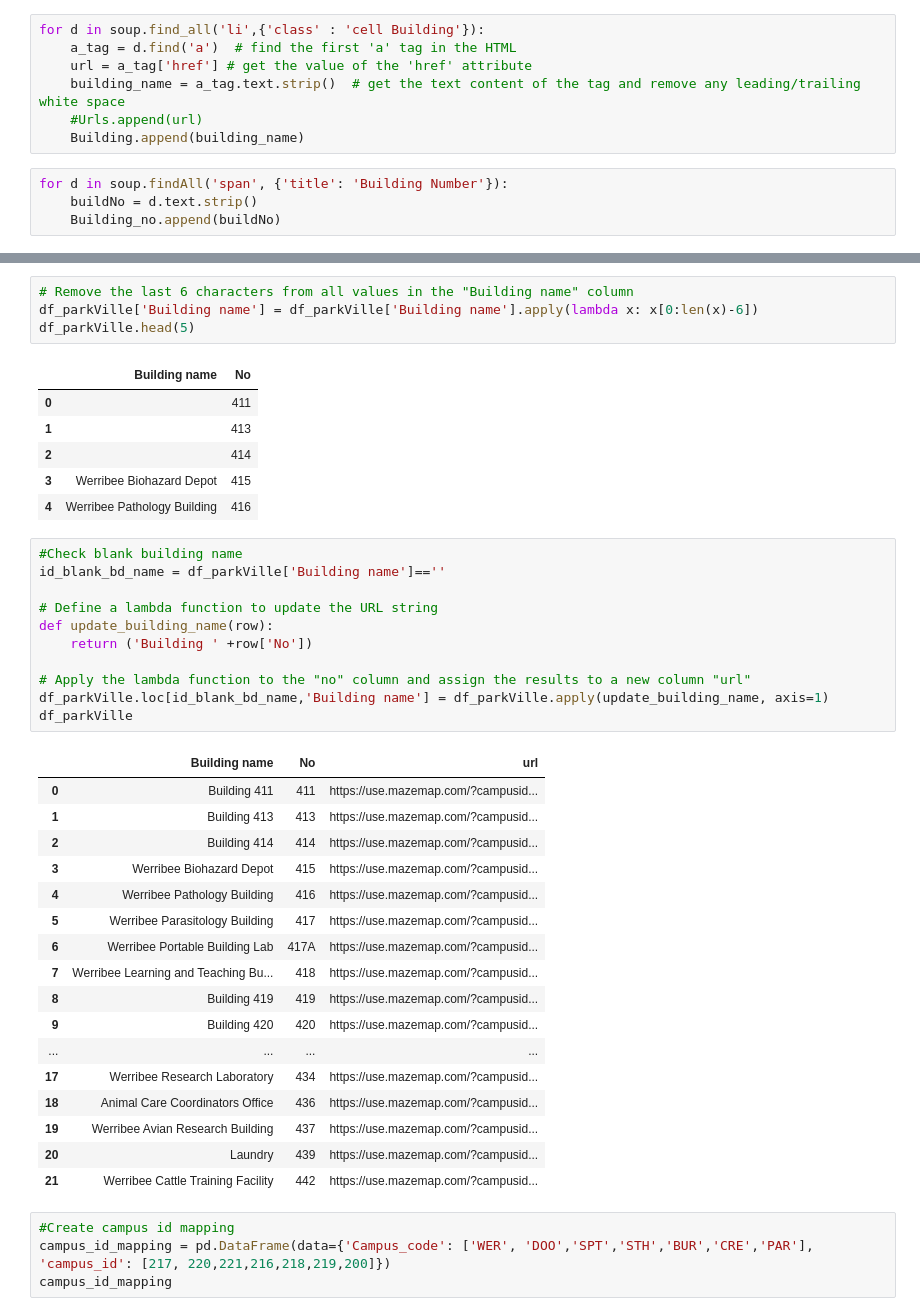
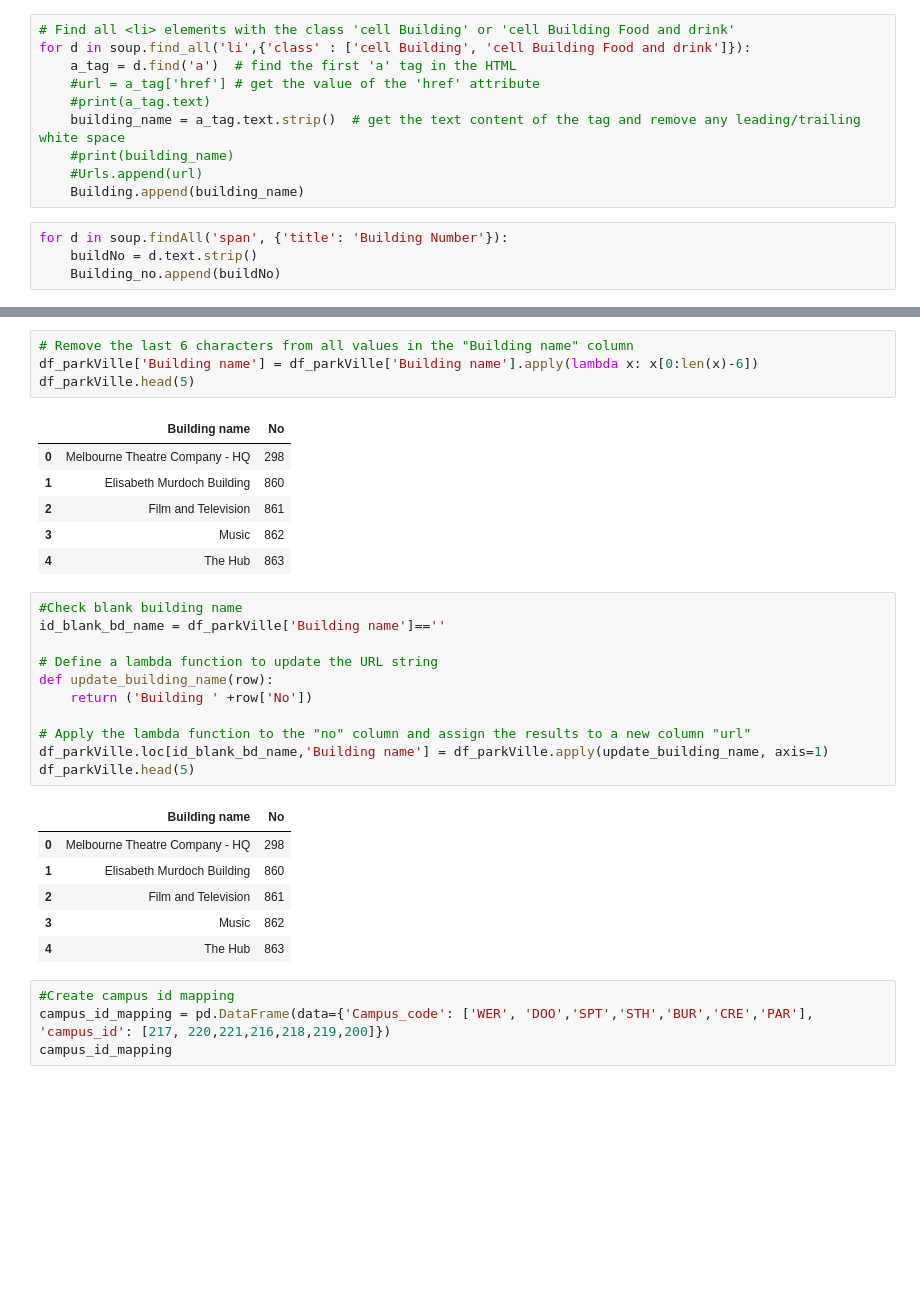
Before and after one commit to is0xjh25/hyperlink-pasting, a Jupyter notebook: unimelb_parkville_extraction.ipynb, the cells around one changed output, grey strips where cells are left out. Cells and saved outputs as stored; diff of their text form; blank space fills up the shorter version.

```diff
--- a/unimelb_parkville_extraction.ipynb
+++ b/unimelb_parkville_extraction.ipynb
@@ -37,10 +38,13 @@ Building = []
 Urls = []
 Building_no = []
 # %%
-for d in soup.find_all('li',{'class' : 'cell Building'}):
+# Find all <li> elements with the class 'cell Building' or 'cell Building Food and drink'
+for d in soup.find_all('li',{'class' : ['cell Building', 'cell Building Food and drink']}):
     a_tag = d.find('a')  # find the first 'a' tag in the HTML
-    url = a_tag['href'] # get the value of the 'href' attribute
+    #url = a_tag['href'] # get the value of the 'href' attribute
+    #print(a_tag.text)
     building_name = a_tag.text.strip()  # get the text content of the tag and remove any leading/trailing white space
+    #print(building_name)
     #Urls.append(url)
     Building.append(building_name)
 # %%
@@ -63,40 +67,29 @@ df_parkVille['Building name'] = df_parkVille['Building name'].apply(lambda x: x[
 df_parkVille.head(5)
 # %% [output]
 |  | Building name | No |
-| 0 |  | 411 |
-| 1 |  | 413 |
-| 2 |  | 414 |
-| 3 | Werribee Biohazard Depot | 415 |
-| 4 | Werribee Pathology Building | 416 |
+| 0 | Melbourne Theatre Company - HQ | 298 |
+| 1 | Elisabeth Murdoch Building | 860 |
+| 2 | Film and Television | 861 |
+| 3 | Music | 862 |
+| 4 | The Hub | 863 |
 # %%
 #Check blank building name
 id_blank_bd_name = df_parkVille['Building name']==''
 
 # Define a lambda function to update the URL string
 def update_building_name(row):
-	return ('Building ' +row['No'])
+    return ('Building ' +row['No'])
 
 # Apply the lambda function to the "no" column and assign the results to a new column "url"
 df_parkVille.loc[id_blank_bd_name,'Building name'] = df_parkVille.apply(update_building_name, axis=1)
-df_parkVille
+df_parkVille.head(5)
 # %% [output]
-|  | Building name | No | url |
-| 0 | Building 411 | 411 | https://use.mazemap.com/?campusid... |
-| 1 | Building 413 | 413 | https://use.mazemap.com/?campusid... |
-| 2 | Building 414 | 414 | https://use.mazemap.com/?campusid... |
-| 3 | Werribee Biohazard Depot | 415 | https://use.mazemap.com/?campusid... |
-| 4 | Werribee Pathology Building | 416 | https://use.mazemap.com/?campusid... |
-| 5 | Werribee Parasitology Building | 417 | https://use.mazemap.com/?campusid... |
-| 6 | Werribee Portable Building Lab | 417A | https://use.mazemap.com/?campusid... |
-| 7 | Werribee Learning and Teaching Bu... | 418 | https://use.mazemap.com/?campusid... |
-| 8 | Building 419 | 419 | https://use.mazemap.com/?campusid... |
-| 9 | Building 420 | 420 | https://use.mazemap.com/?campusid... |
-| ... | ... | ... | ... |
-| 17 | Werribee Research Laboratory | 434 | https://use.mazemap.com/?campusid... |
-| 18 | Animal Care Coordinators Office | 436 | https://use.mazemap.com/?campusid... |
-| 19 | Werribee Avian Research Building | 437 | https://use.mazemap.com/?campusid... |
-| 20 | Laundry | 439 | https://use.mazemap.com/?campusid... |
-| 21 | Werribee Cattle Training Facility | 442 | https://use.mazemap.com/?campusid... |
+|  | Building name | No |
+| 0 | Melbourne Theatre Company - HQ | 298 |
+| 1 | Elisabeth Murdoch Building | 860 |
+| 2 | Film and Television | 861 |
+| 3 | Music | 862 |
+| 4 | The Hub | 863 |
 # %%
 #Create campus id mapping
 campus_id_mapping = pd.DataFrame(data={'Campus_code': ['WER', 'DOO','SPT','STH','BUR','CRE','PAR'], 'campus_id': [217, 220,221,216,218,219,200]})
```
Also changed, not shown: parts of 6 cells of this notebook.
